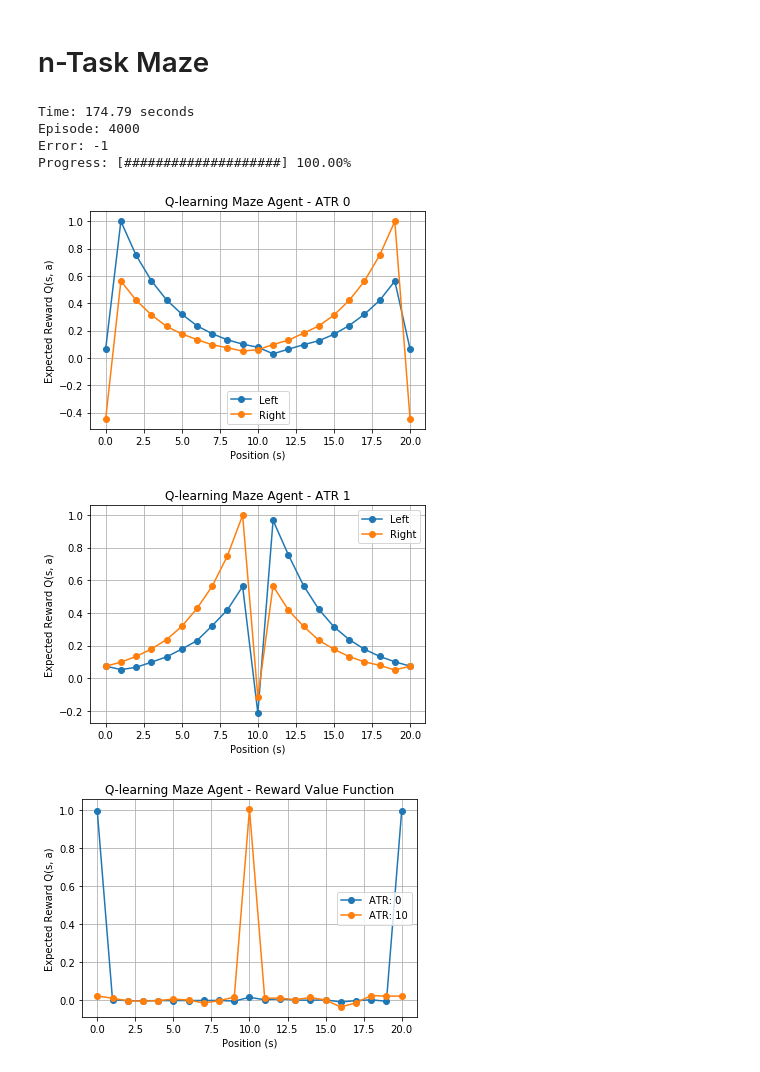
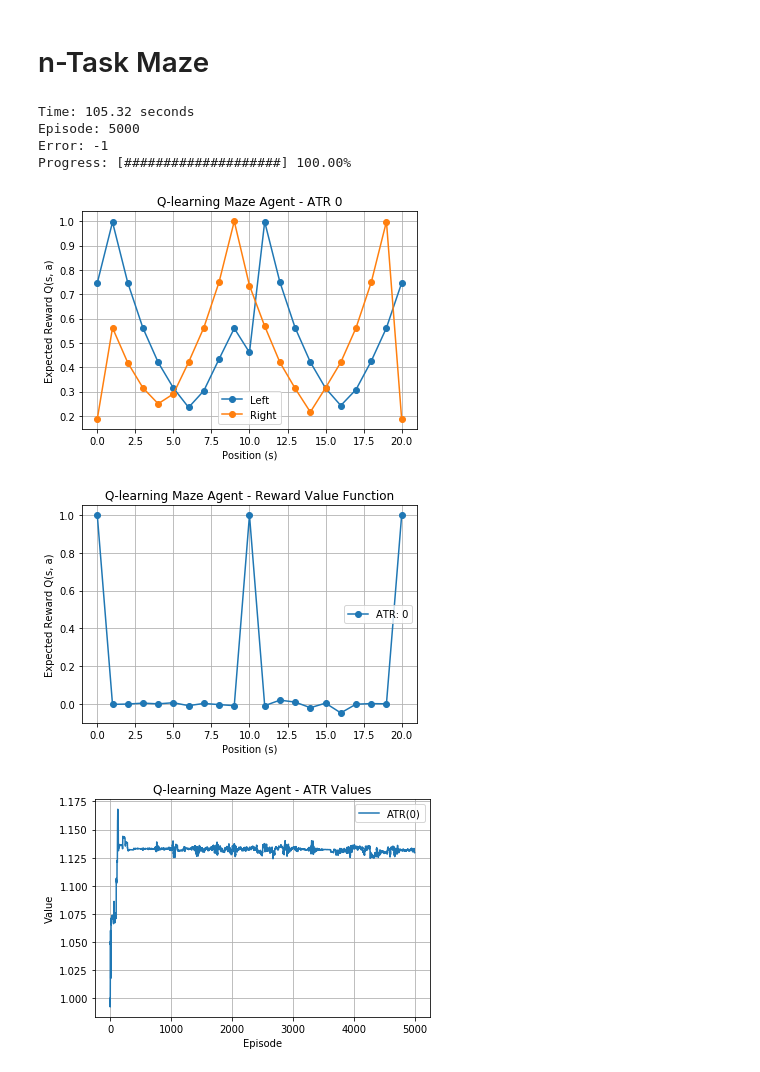
Before and after one commit to SirDavidLudwig/nTask, a Jupyter notebook: 1D Maze.ipynb, the cells around one changed output. Drawn from its saved outputs; the diff is of its cells as text; code cells hidden in the pictures.

```diff
--- a/1D Maze.ipynb
+++ b/1D Maze.ipynb
@@ -27,22 +27,27 @@ def plotFrames(title, *frameGroups, labels):
 # %%
 class NTaskMazeAgent(RlAgent):
 
-    def __init__(self, rl, mazeSize, goals):
+    def __init__(self, rl, mazeSize, goals, isDynamic=False):
         super(NTaskMazeAgent, self).__init__(rl)
         self.__size = mazeSize
         self.__goals = goals
-        self.__rewardValue = HolographicNeuralNetwork(self.rl().hrrSize(), 1) # Learns the value function for the reward schedule
+        self.__isDynamic = isDynamic
         self.__atrFrames = defaultdict(dict)
         self.__thresholdFrames = {}
-        self.initNTask(len(goals))
         self.__goal = None
         self.__wm = None
+        self.__rewardValue = HolographicNeuralNetwork(self.rl().hrrSize(), 1) # Learns the value function for the reward schedule
+        self.rl().backup()
+        self.__rewardValue.backup()
+        self.initNTask(1 if isDynamic else len(goals))
 
     def initNTask(self, nGoals):
         """Initialize the ATR values and threshold value"""
         self.__atrValues = [1.0] * nGoals # Abstract task representation lookup values (optimistic)
-        self.__threshold = -0.9 # negative of goal reward value
+        self.__threshold = -1.0 # negative of goal reward value
         self.trackFrames()
+        self.rl().restore()
+        self.__rewardValue.restore()
 
     def onBegin(self, state, startState = None):
         """Set everything up at the beginning of the episode"""
@@ -89,18 +94,22 @@ class NTaskMazeAgent(RlAgent):
         # Check if we should task switch
         delta = reward - (self.__rewardValue.value(self.stateConvolution(state, self.__wm))[0])
         if delta < self.__threshold:
+            self.__atrValues[self.__wm] += 0.05*logTransform(reward - self.__atrValues[self.__wm])
+            if self.__isDynamic and np.average(self.__atrValues) < 0.5:
+                print("Added task")
+                input()
+                self.initNTask(len(self.__atrValues) + 1)
             self.__wm = (self.__wm + 1) % len(self.__atrValues) # Try the next ATR
-            print("Task switched", reward, delta, state(), self.__wm, absorb)
+            self.terminate()
             return
+
+        if absorb:
+            self.__atrValues[self.__wm] += 0.05*logTransform(reward - self.__atrValues[self.__wm])
 
         # No task switch occurred, learn the reward
         super(NTaskMazeAgent, self).reward(reward, absorb=absorb)
         self.__rewardValue.fit(self.stateConvolution(state, self.__wm), [reward])
-#         self.__threshold -= 0.004*delta
-
-        # If we are at a goal/terminating state, update the threshold and ATR value
-        if absorb: # If at a goal/terminating state
-            self.__atrValues[self.__wm] += 1.0*logTransform(reward - self.__atrValues[self.__wm])
+        self.__threshold += 0.05*logTransform(delta)
 
     def stateConvolution(self, state = None, wm = None):
         if type(state) != int:
@@ -122,6 +131,7 @@ class NTaskMazeAgent(RlAgent):
             l, r = ([self.rl().maxValue(self.stateConvolution(i, atr), a) for i in range(self.__size)] for a in ("left", "right"))
             plot(f"{title} - ATR {atr}", MAZE_SIZE, (l, r), ("Left", "Right"))
         plot(f"{title} - Reward Value Function", MAZE_SIZE, rewardValues, [f"ATR: {g}" for g in self.__goals])
+        plotFrames(f"{title} - ATR Values", *tuple(self.__atrFrames.values()), labels=[f"ATR({i})" for i in range(len(self.__atrFrames))])
         plotFrames(f"{title} - Threshold", self.__thresholdFrames, labels=("t",))
 # %%
 # Hard limit number of moves for a single episode
@@ -139,14 +149,14 @@ DISCOUNT   = 0.75
 
 # The agents (Q-learning, double Q-learning, deep Q-learning, double/deep Q-learning)
 ql = NQLearningNetwork(1, HRR_SIZE, learnRate=LEARN_RATE, discountFactor=DISCOUNT)
-agent = NTaskMazeAgent(ql, MAZE_SIZE, GOALS)
+agent = NTaskMazeAgent(ql, MAZE_SIZE, GOALS, isDynamic=True)
 # %%
-train("Q-learning Maze Agent", agent, maxEpisodes=4000, epsilon=EPSILON, simLimit=STEP_LIMIT)
+train("Q-learning Maze Agent", agent, maxEpisodes=5000, epsilon=EPSILON, simLimit=STEP_LIMIT)
 # %% [output]
-Time: 174.79 seconds
-Episode: 4000
+Time: 105.32 seconds
+Episode: 5000
 Error: -1
 Progress: [####################] 100.00%
-[figure, old version]
+[figure, new version]
-[figure, old version]
+[figure, new version]
-[figure, old version]
+[figure, new version]
```
Also changed, not shown: parts of 1 cell of this notebook, 15 other files.
